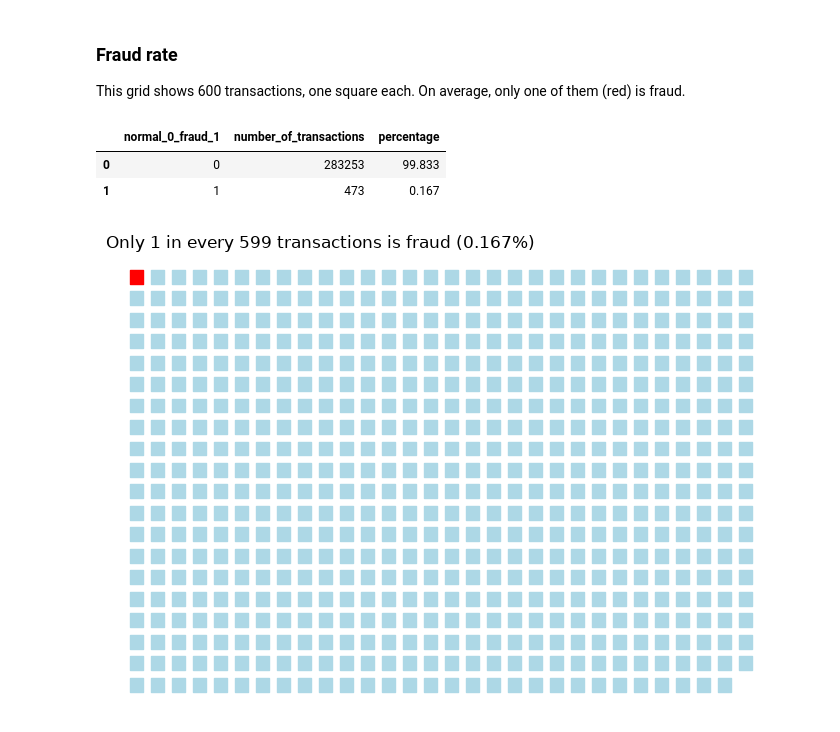
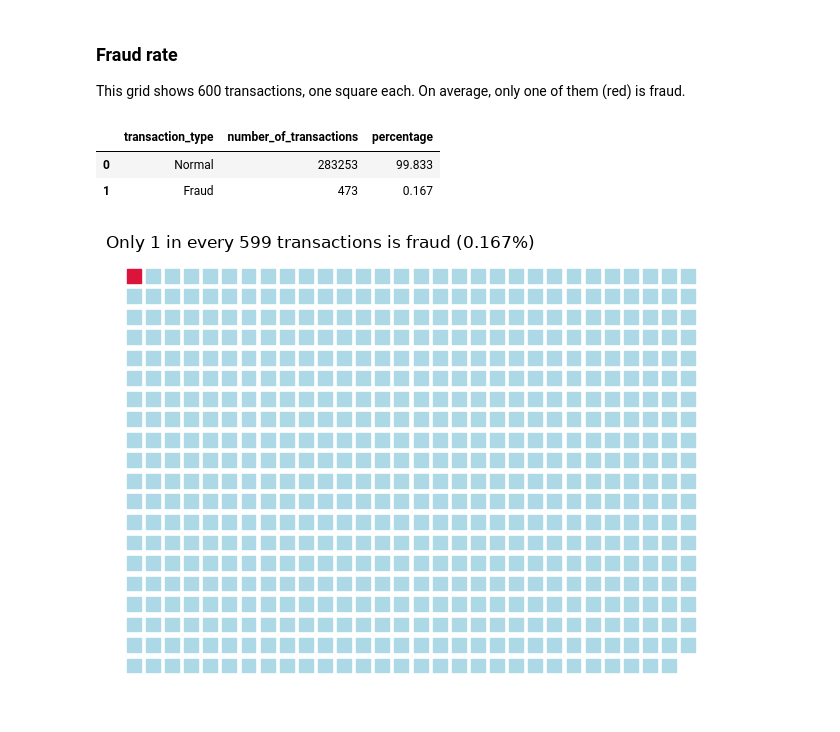
Before and after one commit to Leviano1/fraud-detection-analysis, a Jupyter notebook: notebooks/01_exploration.ipynb, the cells around one changed output. Saved outputs shown, nothing was run; the diff lists cells and outputs as text; code cells hidden in the pictures.

```diff
--- a/notebooks/01_exploration.ipynb
+++ b/notebooks/01_exploration.ipynb
@@ -49,7 +49,7 @@ This grid shows 600 transactions, one square each. On average, only one of them
 # %%
 balance = q("""
 SELECT
-    Class AS normal_0_fraud_1,
+    CASE WHEN Class = 1 THEN 'Fraud' ELSE 'Normal' END AS transaction_type,
     COUNT(*) AS number_of_transactions,
     ROUND(100.0 * COUNT(*) / (SELECT COUNT(*) FROM transactions), 3) AS percentage
 FROM transactions
@@ -57,27 +57,27 @@ GROUP BY Class
 """)
 balance
 # %% [output]
-|  | normal_0_fraud_1 | number_of_transactions | percentage |
-| 0 | 0 | 283253 | 99.833 |
-| 1 | 1 | 473 | 0.167 |
+|  | transaction_type | number_of_transactions | percentage |
+| 0 | Normal | 283253 | 99.833 |
+| 1 | Fraud | 473 | 0.167 |
 # %%
 import matplotlib.pyplot as plt
 
-fraud_percentage = balance.loc[balance["normal_0_fraud_1"] == 1, "percentage"].iloc[0]
-n_squares = round(100 / fraud_percentage)
+fraud_percentage = balance.loc[balance["transaction_type"] == "Fraud", "percentage"].iloc[0]
+number_of_squares = round(100 / fraud_percentage)
 cols = 30
 
-x = [i % cols for i in range(n_squares)]
-y = [i // cols for i in range(n_squares)]
-colors = ["red" if i == 0 else "lightblue" for i in range(n_squares)]
+x = [i % cols for i in range(number_of_squares)]
+y = [i // cols for i in range(number_of_squares)]
+colors = ["crimson" if i == 0 else "lightblue" for i in range(number_of_squares)]
 
-fig, ax = plt.subplots(figsize=(7, 5))
+fig, ax = plt.subplots()
 ax.scatter(x, y, c=colors, marker="s", s=100)
 ax.invert_yaxis()
 ax.axis("off")
-ax.set_title(f"Only 1 in every {n_squares} transactions is fraud ({fraud_percentage}%)", loc="left")
+ax.set_title(f"Only 1 in every {number_of_squares} transactions is fraud ({fraud_percentage}%)", loc="left")
 plt.tight_layout()
 plt.savefig("../images/class_balance.png", dpi=150)
 plt.show()
 # %% [output]
-[figure, old version]
+[figure, new version]
```
Also changed, not shown: parts of 5 cells of this notebook.
